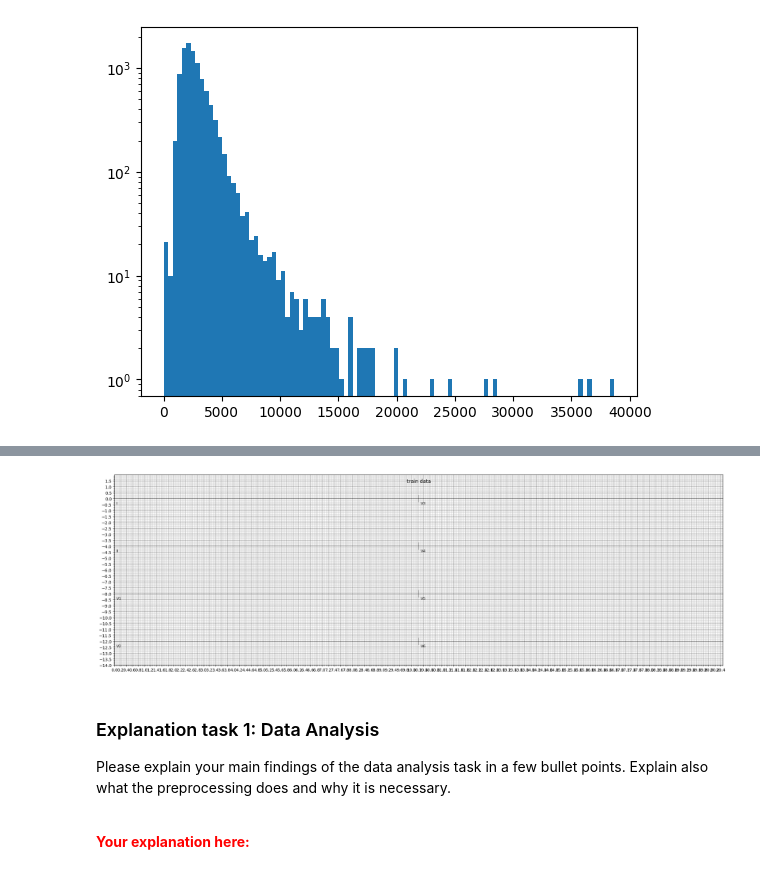
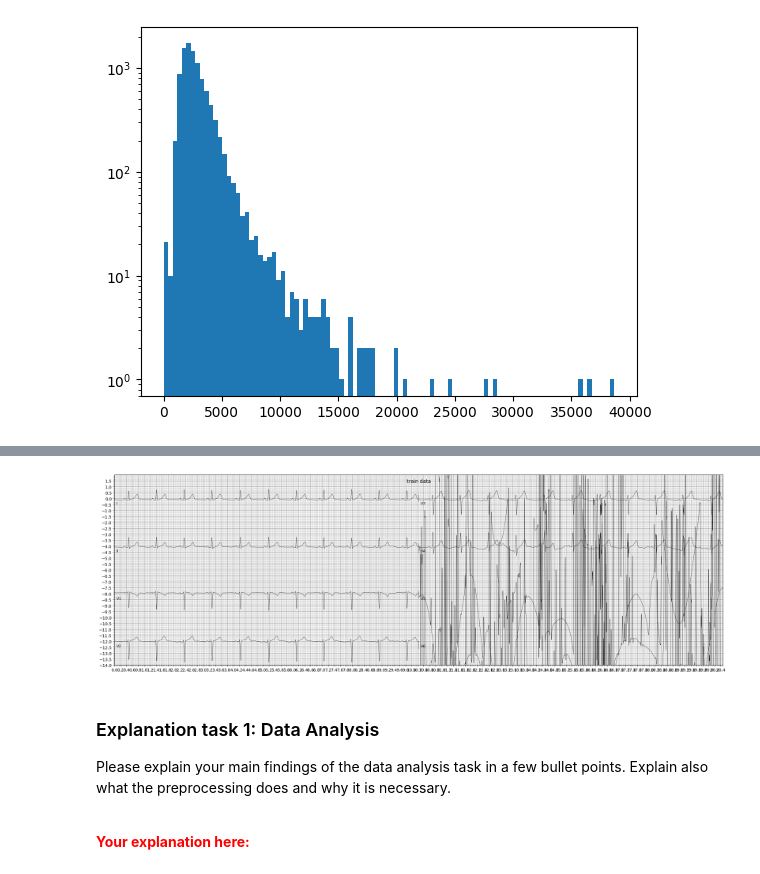
Before and after one commit to Arty-Facts/wasp_al_and_ml_2023, a Jupyter notebook: module3/assignment_ecg_classification.ipynb, the cells around one changed output, grey strips where cells are left out. Saved outputs shown, nothing was run; the diff lists cells and outputs as text; code cells hidden in the pictures.

```diff
--- a/module3/assignment_ecg_classification.ipynb
+++ b/module3/assignment_ecg_classification.ipynb
@@ -332,8 +381,8 @@ meta_data.iloc[sorted_indices]
 # %%
-ecg_plot.plot(data[8256].transpose(1, 0), sample_rate=sample_rate, style='bw', lead_index=lead, row_height=8, title='train data')
+ecg_plot.plot(data[4155].transpose(1, 0), sample_rate=sample_rate, style='bw', lead_index=lead, row_height=8, title='train data')
 plt.show()
 # %% [output]
-[figure, old version]
+[figure, new version]
 # %% [markdown]
 ### Explanation task 1: Data Analysis
 
```
Also changed, not shown: parts of 5 cells of this notebook.
